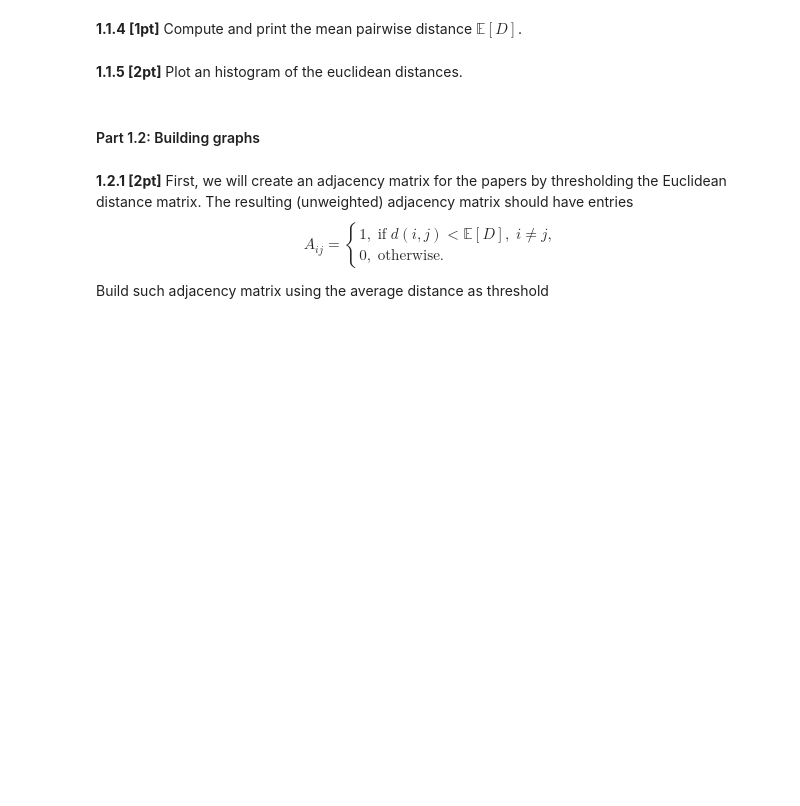
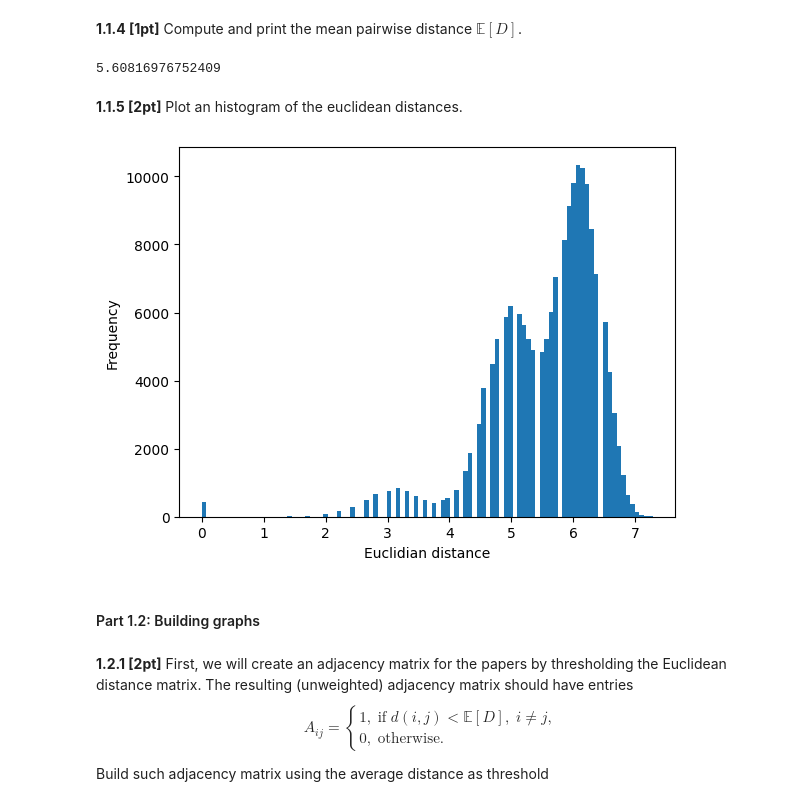
Before and after one commit to Aziz-bc/Network_machine_learning, a Jupyter notebook: Assignment1A/nml23_assignment1a.ipynb, the cells around one changed output. Cells and saved outputs as stored; diff of their text form; code cells hidden in the pictures; blank space fills up the shorter version.

```diff
--- a/Assignment1A/nml23_assignment1a.ipynb
+++ b/Assignment1A/nml23_assignment1a.ipynb
@@ -103,0 +101,10 @@ contained in each of the reasearch fields.
+# %%
+# Your solution here ###########################################################
+# Load the data
+df_content = pd.read_csv('cora/cora.content', sep='\t', header=None, index_col=0)
+# name thecolumns
+df_content.index.name = 'paper_id'
+df_content.columns = ['w{}'.format(i) for i in range(1433)] + ['class_label']
+print(df_content['class_label'].value_counts())
+df_content.head()
+#^^^^^^^^^^^^^^^^^^^^^^^^^^^^^^^^^^^^^^^^^^^^^^^^^^^^^^^^^^^^^^^^^^^^^^^^^^^^^^^
@@ -107,7 +131,9 @@ Check its shape.
 # %%
 my_field = 'Genetic_Algorithms'
 # Your solution here ###########################################################
-features =  ...
+# Select the feature vectors from the dataframe
+df_genetic = df_content[df_content['class_label'] == my_field]
+features = df_genetic.iloc[:, :-1].values
 #^^^^^^^^^^^^^^^^^^^^^^^^^^^^^^^^^^^^^^^^^^^^^^^^^^^^^^^^^^^^^^^^^^^^^^^^^^^^^^^
 
 print("{} nodes with {} features".format(*features.shape))
@@ -123,0 +147,7 @@ Using the feature vectors of the papers from the field which you have selected,
+# %%
+# Your solution here ###########################################################
+# Compute the euclidian distance between all pairs of nodes
+diff = features[:, np.newaxis, :] - features[np.newaxis, :, :]
+euclidian_distance = np.sqrt(np.sum(diff ** 2, axis=-1))
+euclidian_distance
+#^^^^^^^^^^^^^^^^^^^^^^^^^^^^^^^^^^^^^^^^^^^^^^^^^^^^^^^^^^^^^^^^^^^^^^^^^^^^^^^
@@ -125,8 +169,10 @@ Using the feature vectors of the papers from the field which you have selected,
 **1.1.4 [1pt]** Compute and print the mean pairwise distance $\mathbb{E}[D]$.
 # %%
 # Your solution here ###########################################################
-mean_distance = ...
+mean_distance = np.mean(euclidian_distance)
 print(mean_distance)
 #^^^^^^^^^^^^^^^^^^^^^^^^^^^^^^^^^^^^^^^^^^^^^^^^^^^^^^^^^^^^^^^^^^^^^^^^^^^^^^^
+# %% [output]
+5.60816976752409
 # %% [markdown]
 **1.1.5 [2pt]** Plot an histogram of the euclidean distances.
@@ -137,3 +179,12 @@ print(mean_distance)
+# %%
+# Your solution here ###########################################################
+plt.hist(euclidian_distance.flatten(), bins=100)
+plt.xlabel('Euclidian distance')
+plt.ylabel('Frequency')
+plt.show()
+#^^^^^^^^^^^^^^^^^^^^^^^^^^^^^^^^^^^^^^^^^^^^^^^^^^^^^^^^^^^^^^^^^^^^^^^^^^^^^^^
+# %% [output]
+[figure, added]
 # %% [markdown]
 #### Part 1.2: Building graphs
 # %% [markdown]
```
Also changed, not shown: parts of 27 cells of this notebook, 4 other files.
